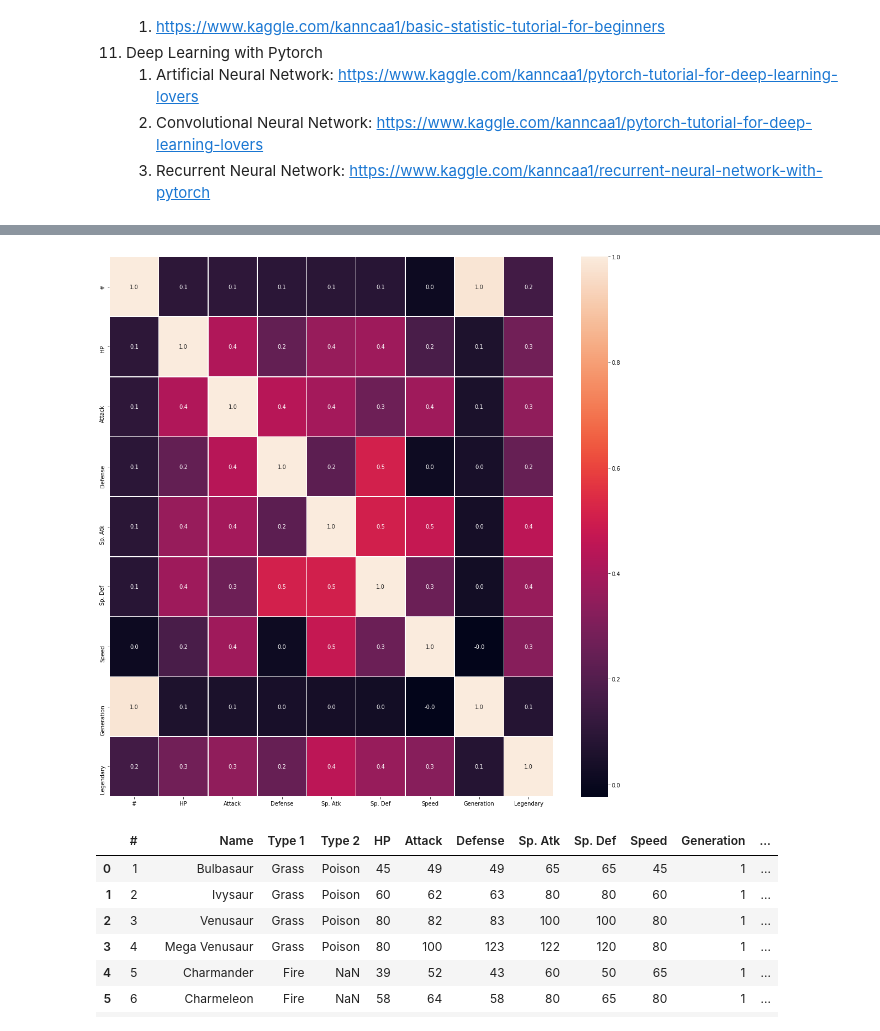
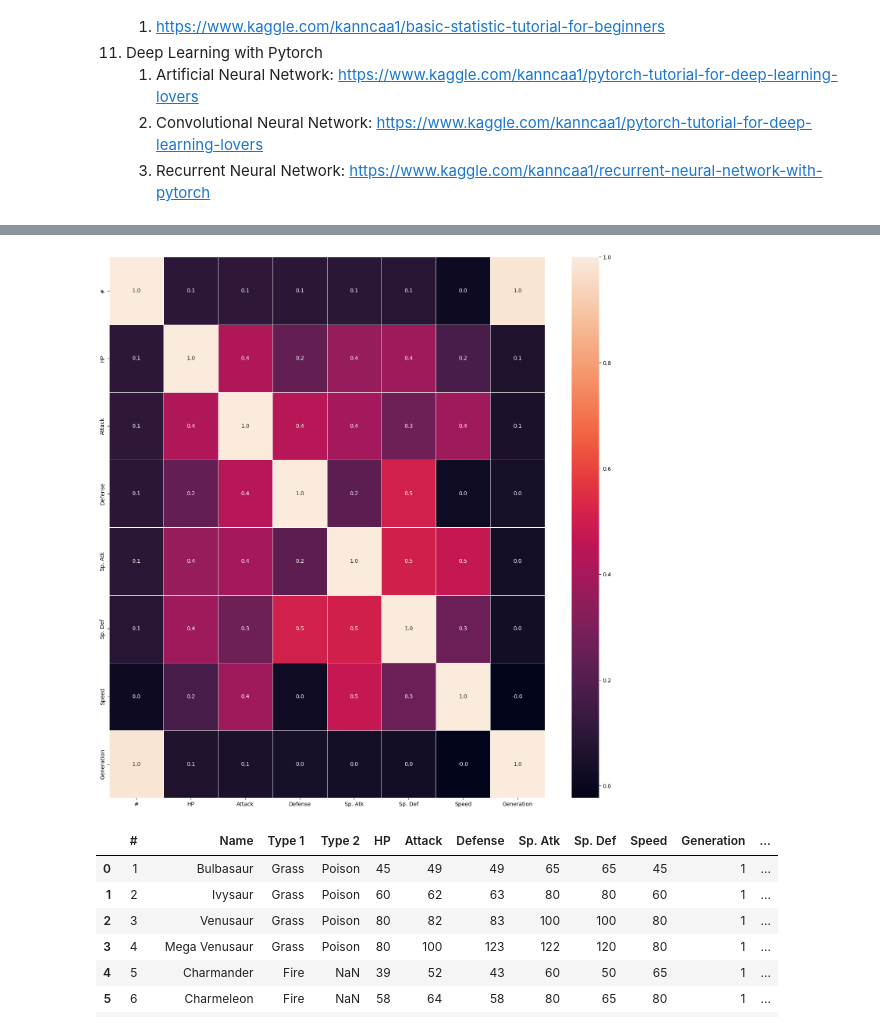
Before and after one commit to dnyanshwalwadkar/Data-Science-Famework, a Jupyter notebook: Data-science-tutorial-for-beginners.ipynb, the cells around one changed output, grey strips where cells are left out. Saved outputs shown, nothing was run; the diff lists cells and outputs as text; code cells hidden in the pictures.

```diff
--- a/Data-science-tutorial-for-beginners.ipynb
+++ b/Data-science-tutorial-for-beginners.ipynb
@@ -111,3 +100,3 @@ tests.csv
 # %%
-#data = pd.read_csv('/kaggle/input/pokemon.csv')
-#data.head()
+data = pd.read_csv('Data/Pokemon_data/pokemon.csv')
+data.head()
@@ -114,3 +109,0 @@ tests.csv
-# %%
-data = pd.read_csv('../input/pokemon.csv')
-data.head()
@@ -156,0 +132,7 @@ data.corr()
+# %%
+# Remove non-numeric columns
+numeric_data = data.select_dtypes(include=['number'])
+
+# Compute the correlation matrix for numeric columns
+correlation_matrix = numeric_data.corr()
+correlation_matrix
@@ -157,10 +149,10 @@ data.corr()
 # %%
 #correlation map
 f,ax = plt.subplots(figsize=(18, 18))
-sns.heatmap(data.corr(), annot=True, linewidths=.5, fmt= '.1f',ax=ax)
+sns.heatmap(correlation_matrix, annot=True, linewidths=.5, fmt= '.1f',ax=ax)
 plt.show()
 # %% [output]
-[figure, old version]
+[figure, new version]
 # %%
 data.head(10)
 # %% [output]
```
Also changed, not shown: parts of 11 cells of this notebook.
